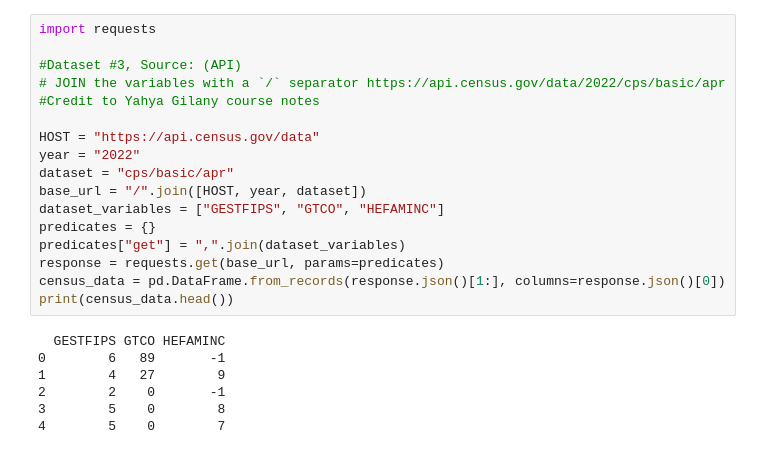
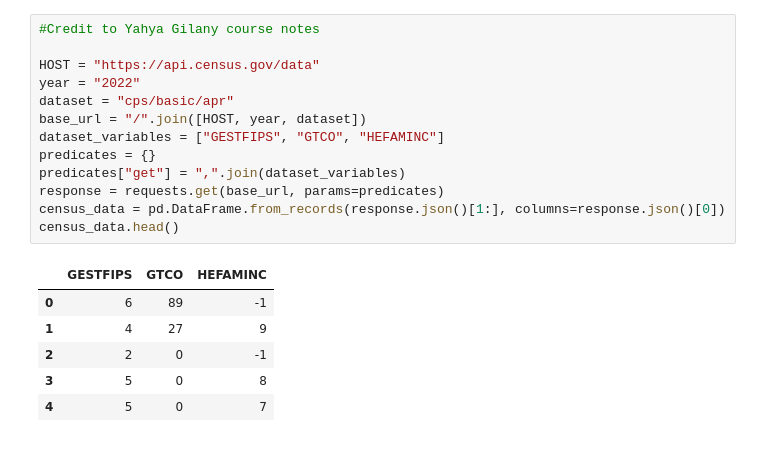
Before and after one commit to IT4063C-Fall22/final-project-classaccounts, a Jupyter notebook: source.ipynb, the cells around one changed output. Cells and saved outputs as stored; diff of their text form.

```diff
--- a/source.ipynb
+++ b/source.ipynb
@@ -109,27 +118,23 @@ max                             7.554500e+08
 # %%
-import requests
-
-#Dataset #3, Source: (API)
-# JOIN the variables with a `/` separator https://api.census.gov/data/2022/cps/basic/apr
 #Credit to Yahya Gilany course notes
 
 HOST = "https://api.census.gov/data"
 year = "2022"
 dataset = "cps/basic/apr"
 base_url = "/".join([HOST, year, dataset])
 dataset_variables = ["GESTFIPS", "GTCO", "HEFAMINC"]
 predicates = {}
 predicates["get"] = ",".join(dataset_variables)
 response = requests.get(base_url, params=predicates)
 census_data = pd.DataFrame.from_records(response.json()[1:], columns=response.json()[0])
-print(census_data.head())
+census_data.head()
 # %% [output]
-  GESTFIPS GTCO HEFAMINC
-0        6   89       -1
-1        4   27        9
-2        2    0       -1
-3        5    0        8
-4        5    0        7
+|  | GESTFIPS | GTCO | HEFAMINC |
+| 0 | 6 | 89 | -1 |
+| 1 | 4 | 27 | 9 |
+| 2 | 2 | 0 | -1 |
+| 3 | 5 | 0 | 8 |
+| 4 | 5 | 0 | 7 |
 # %%
 !jupyter nbconvert --to python source.ipynb
 # %% [output]
```
Also changed, not shown: parts of 13 cells of this notebook, 2 other files.
